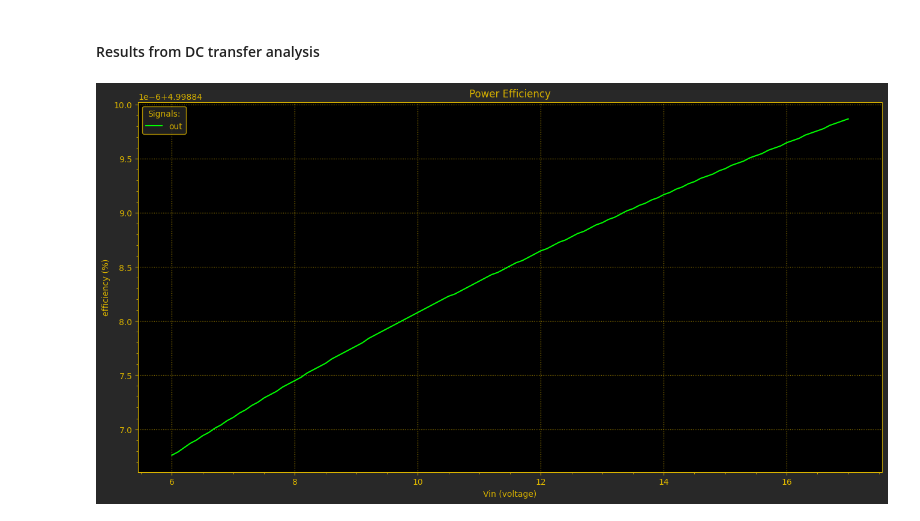
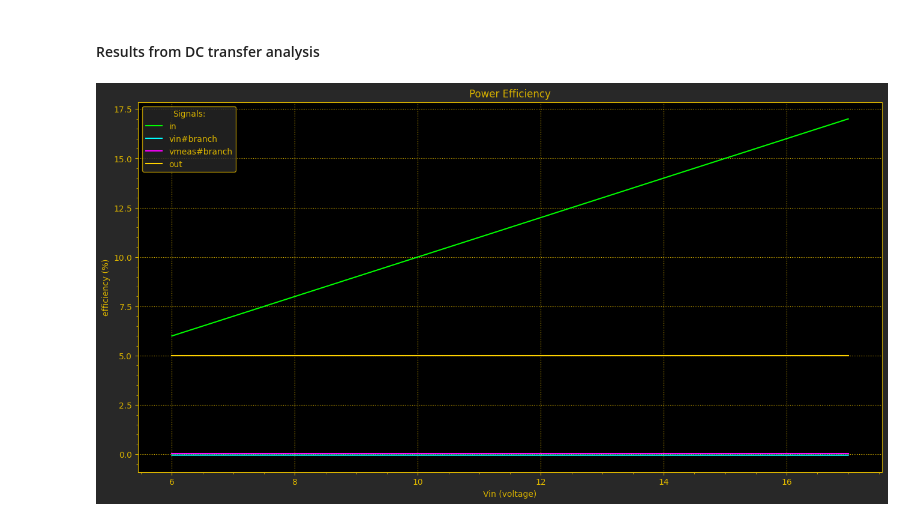
Before and after one commit to astorguy/sw_pwr_book_sim, a Jupyter notebook: python/sec_1_04_02_lin_reg.ipynb, the cells around one changed output. Cells and saved outputs as stored; diff of their text form; code cells hidden in the pictures.

```diff
--- a/python/sec_1_04_02_lin_reg.ipynb
+++ b/python/sec_1_04_02_lin_reg.ipynb
@@ -186,12 +186,12 @@ vref#branch    0.0
 # %%
 pwr1 = copy.deepcopy(sim_results[1])
 pwr1.vec_subset(VEC_POWER_CALC.list_out())
 
 
-plot_data = sim_results[1].x_axis_and_sigs(VEC_OUT.list_out())
-y_names = VEC_OUT.list_out()
+plot_data = sim_results[1].x_axis_and_sigs(VEC_POWER_CALC.list_out())
+y_names = VEC_POWER_CALC.list_out()
 my_plt = spi.Plot("my_plot", plot_data, y_names, RESULTS_PATH)
 my_plt.set_title("Power Efficiency")
 my_plt.define_axes(("Vin", "voltage", "linear"), ("efficiency", "%", "linear"))
 # %% [output]
-[figure, old version]
+[figure, new version]
```
Also changed, not shown: 1 other file.
